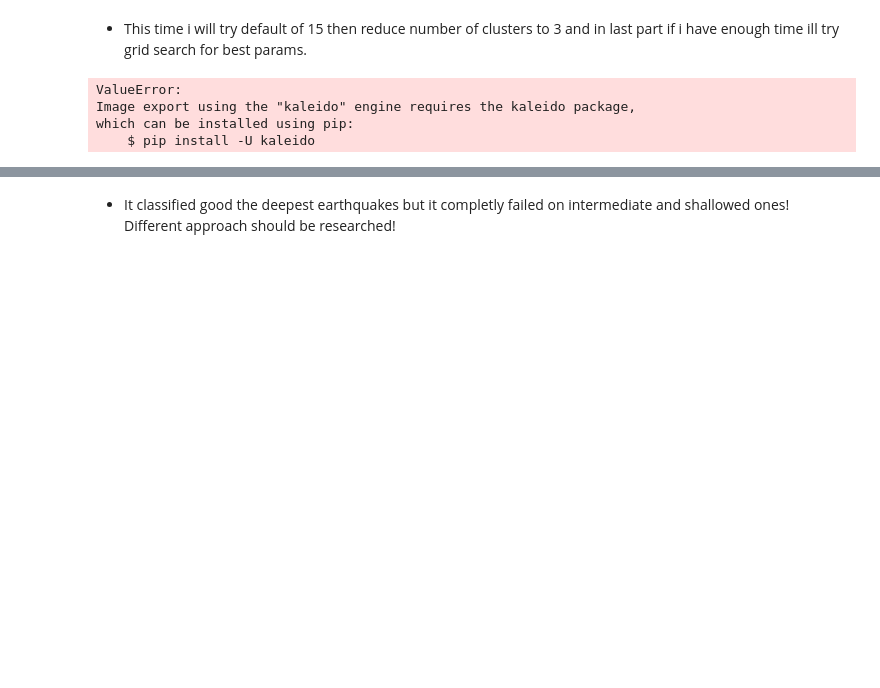
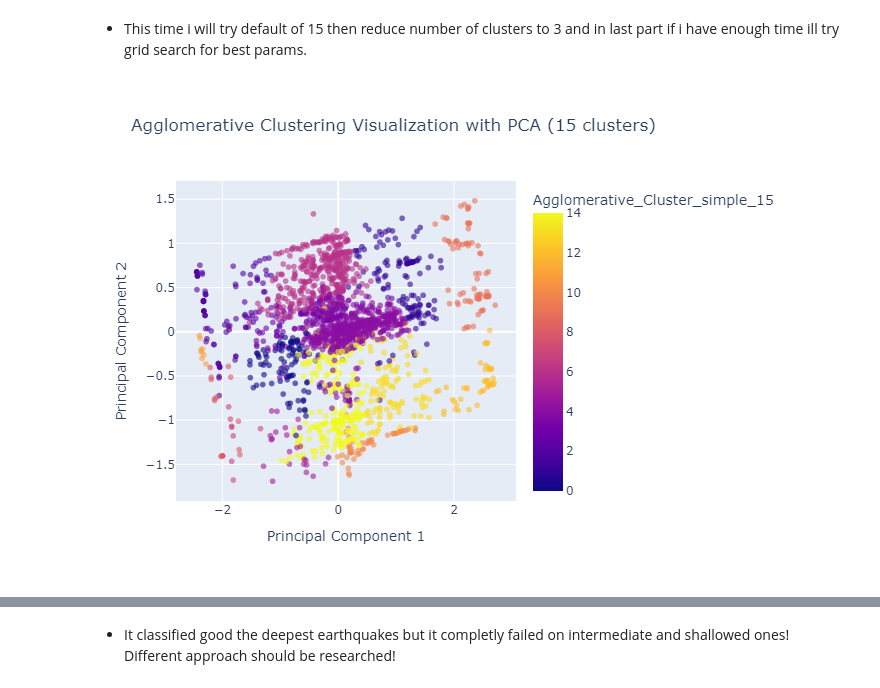
Before and after one commit to kosmisa/DS_project_Clustering_Earthquakes, a Jupyter notebook: notebooks/Notebook_Earthquakes.ipynb, the cells around one changed output, grey strips where cells are left out. Cells and saved outputs as stored; diff of their text form; code cells hidden in the pictures; blank space fills up the shorter version.

Commit message:
fix_kaleido_err_1

```diff
--- a/notebooks/Notebook_Earthquakes.ipynb
+++ b/notebooks/Notebook_Earthquakes.ipynb
@@ -609,30 +608,27 @@ df['Agglomerative_Cluster_simple_15'] = agg_clustering.fit_predict(X)
 # %%
 fig = px.scatter(
                 df,
                 x='pca_x',
                 y='pca_y',
                 color='Agglomerative_Cluster_simple_15',
                 title="Agglomerative Clustering Visualization with PCA (15 clusters)",
                 labels={'pca_x': 'Principal Component 1',
                         'pca_y': 'Principal Component 2',
                         'DBSCAN_Cluster': 'Cluster ID'},
                 hover_data=['Focal depth', 'Richter'])
 
 fig.update_traces(marker=dict(size=6, opacity=0.6), selector=dict(mode='markers'))
 
 # Show the interactive plot
 fig.show()
 
 # Save a static image version (for GitHub preview)
-fig.write_image("pca_clusters.png")
+fig.write_image("images/Agglomerative_with_pca_clusters.png")
 
 # Display the static image inside the notebook
-display(Image(filename="pca_clusters.png"))
+display(Image(filename="images/Agglomerative_with_pca_clusters.png"))
 # %% [output]
-ValueError:
-Image export using the "kaleido" engine requires the kaleido package,
-which can be installed using pip:
-    $ pip install -U kaleido
+[figure, added]
 # %%
 # 3 clusters
 agg_clustering = AgglomerativeClustering(
```
Also changed, not shown: parts of 5 cells of this notebook.
